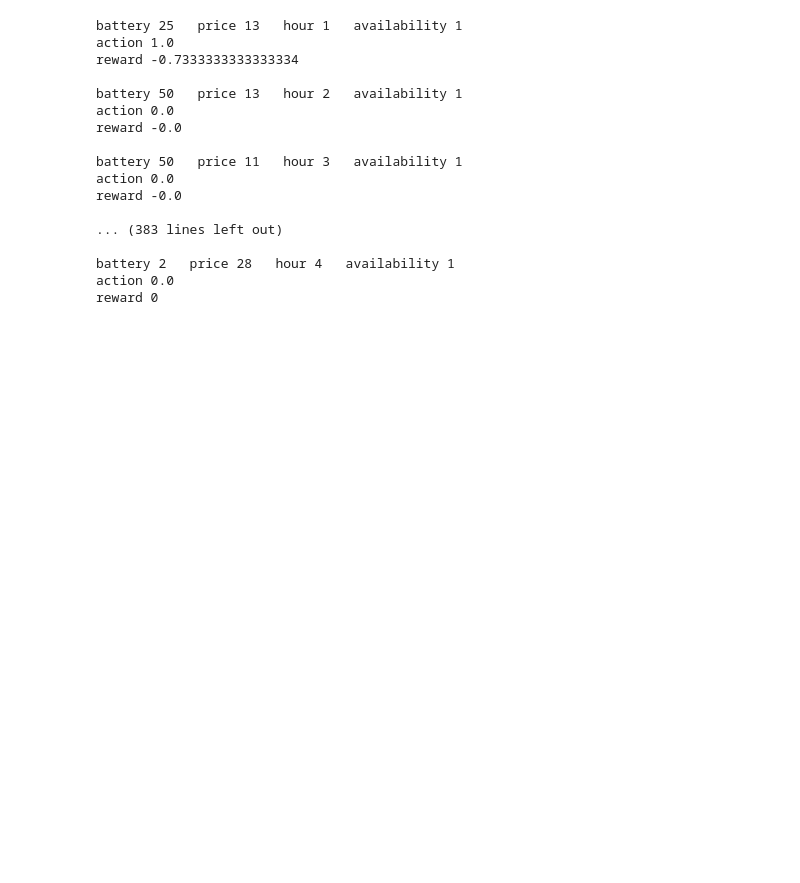
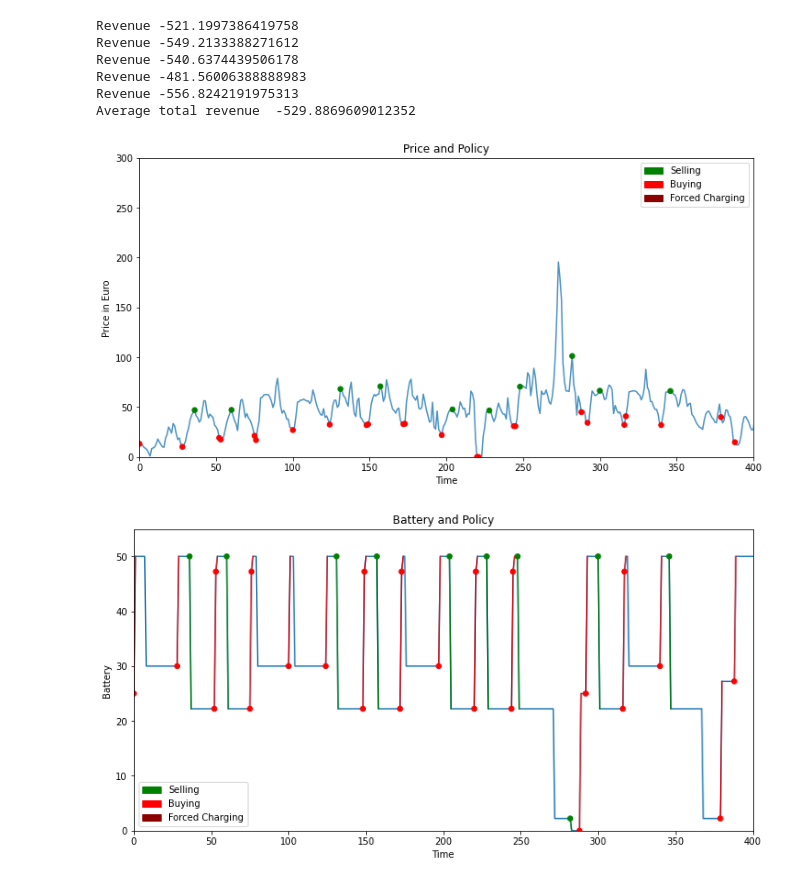
Before and after one commit to andpuc23/PoRL, a Jupyter notebook: main.ipynb, the cells around one changed output. Drawn from its saved outputs; the diff is of its cells as text; code cells hidden in the pictures; blank space fills up the shorter version.

```diff
--- a/main.ipynb
+++ b/main.ipynb
@@ -97,3 +298,0 @@ The Q table has 169 zero values which accounts to 31.296296296296294 %
-# %%
-#model.save_Qtable('test.npy')
-actions, rewards, states, infos = model.play(data_path_test, plotting=True)
@@ -106,13 +298,0 @@ actions, rewards, states, infos = model.play(data_path_test, plotting=True)
-# %%
-print('Number of entries', model.Qtable.size)
-print('Number of zeros', np.sum(model.Qtable==0))
-print('Revenue', sum(rewards))
-
-for i in range(len(features_Qtable)):
-    axes = list(range(len(features_Qtable)+1))
-    axes.remove(axes[i])
-    sums = np.sum(model.Qtable_updates, axis=tuple(axes))
-    print(sums)
-    plt.bar(range(len(sums)), sums, color='green', edgecolor='black')
-    plt.title('Sum of updates per cell of feature %d'%features_Qtable[i])
-    plt.show()
@@ -131,24 +299,22 @@ Revenue -885.0475420987657
-# %%
-'''for i in range(100):
-    #state : [battery_level, price, int(hour), int(day_of_week), int(day_of_year), int(month), int(year), int(self.car_is_available)]
-    print('\nbattery',int(states[i][0]), '  price',int(states[i][1]), '  hour',int(states[i][2]), '  availability',int(states[i][-1]))
-    print('action',infos[i])
-    print('reward',rewards[i])'''
-# %% [output]
-battery 25   price 13   hour 1   availability 1
-action 1.0
-reward -0.7333333333333334
-
-battery 50   price 13   hour 2   availability 1
-action 0.0
-reward -0.0
-
-battery 50   price 11   hour 3   availability 1
-action 0.0
-reward -0.0
-
-... (383 lines left out)
-
-battery 2   price 28   hour 4   availability 1
-action 0.0
-reward 0
+# %%
+number_of_rollouts = 5
+sum_total_revenues = 0
+
+for i in range(number_of_rollouts):
+    actions, rewards, states, infos = model.play(data_path_test)
+    print('Revenue', sum(rewards))
+    sum_total_revenues+=sum(rewards)
+    #plot_updates_Qtable(model.Qtable_updates, features_Qtable)
+    #plot_best_worst(rewards, states, infos)
+    if i == number_of_rollouts-1:
+        print('Average total revenue ', sum_total_revenues/number_of_rollouts)
+        plot(actions, rewards, states, infos)
+# %% [output]
+Revenue -521.1997386419758
+Revenue -549.2133388271612
+Revenue -540.6374439506178
+Revenue -481.56006388888983
+Revenue -556.8242191975313
+Average total revenue  -529.8869609012352
+[figure, added]
+[figure, added]
```
Also changed, not shown: parts of 9 cells of this notebook, 3 other files.
